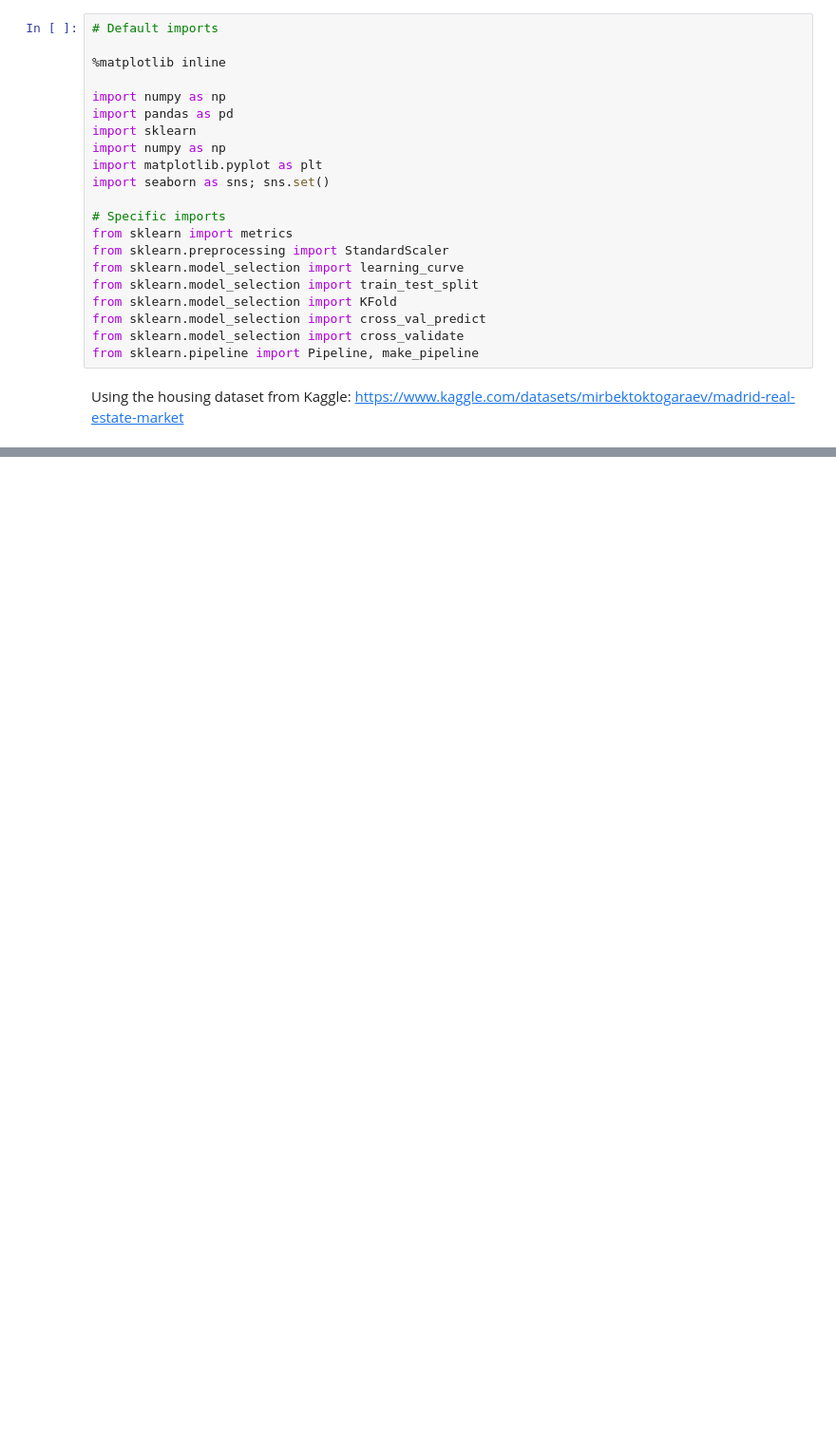
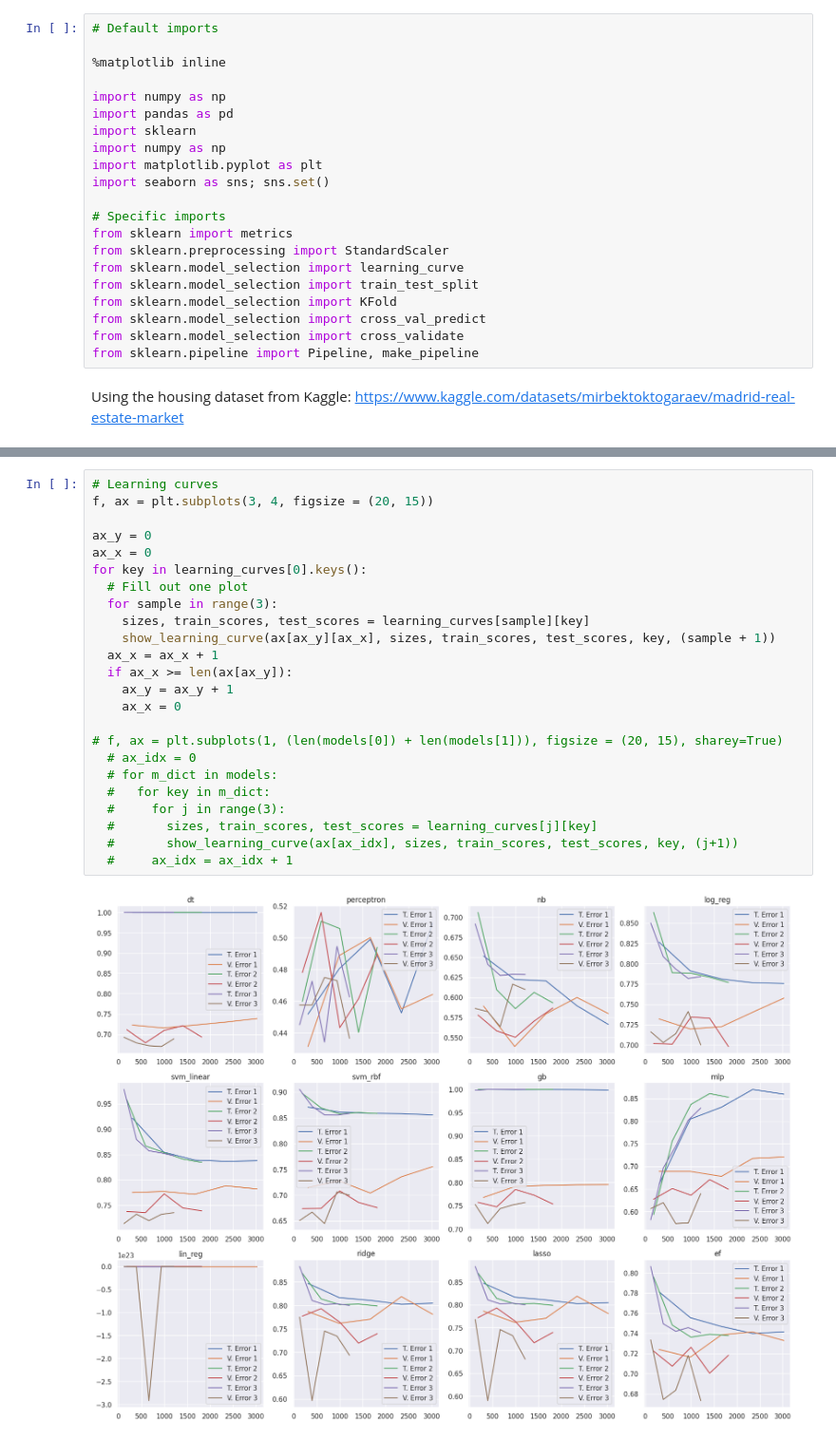
Before and after one commit to aimbesi1/CSC_4850-MachineLearning-Project, a Jupyter notebook: ML_Project.ipynb, the cells around one changed output, grey strips where cells are left out. Shown at 95% size. Cells and saved outputs as stored; diff of their text form; blank space fills up the shorter version.

```diff
--- a/ML_Project.ipynb
+++ b/ML_Project.ipynb
@@ -450,0 +804,26 @@ def get_metrics(model):
+# %%
+# Learning curves
+f, ax = plt.subplots(3, 4, figsize = (20, 15))
+
+ax_y = 0
+ax_x = 0
+for key in learning_curves[0].keys():
+  # Fill out one plot
+  for sample in range(3):
+    sizes, train_scores, test_scores = learning_curves[sample][key]
+    show_learning_curve(ax[ax_y][ax_x], sizes, train_scores, test_scores, key, (sample + 1))
+  ax_x = ax_x + 1
+  if ax_x >= len(ax[ax_y]):
+    ax_y = ax_y + 1
+    ax_x = 0
+
+# f, ax = plt.subplots(1, (len(models[0]) + len(models[1])), figsize = (20, 15), sharey=True)
+  # ax_idx = 0
+  # for m_dict in models:
+  #   for key in m_dict:
+  #     for j in range(3):
+  #       sizes, train_scores, test_scores = learning_curves[j][key]
+  #       show_learning_curve(ax[ax_idx], sizes, train_scores, test_scores, key, (j+1))
+  #     ax_idx = ax_idx + 1
+# %% [output]
+[figure, added]
```
Also changed, not shown: parts of 30 cells of this notebook.
